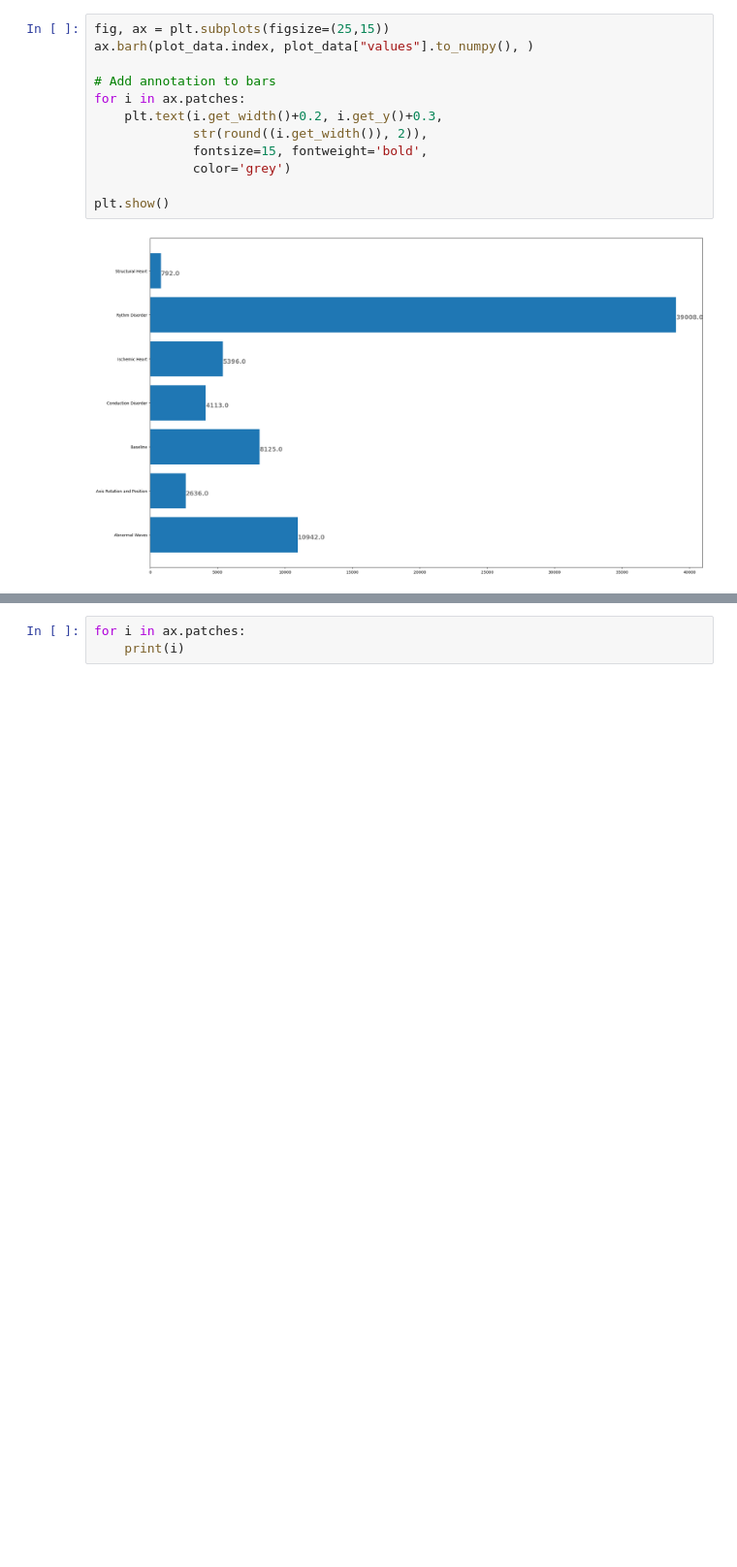
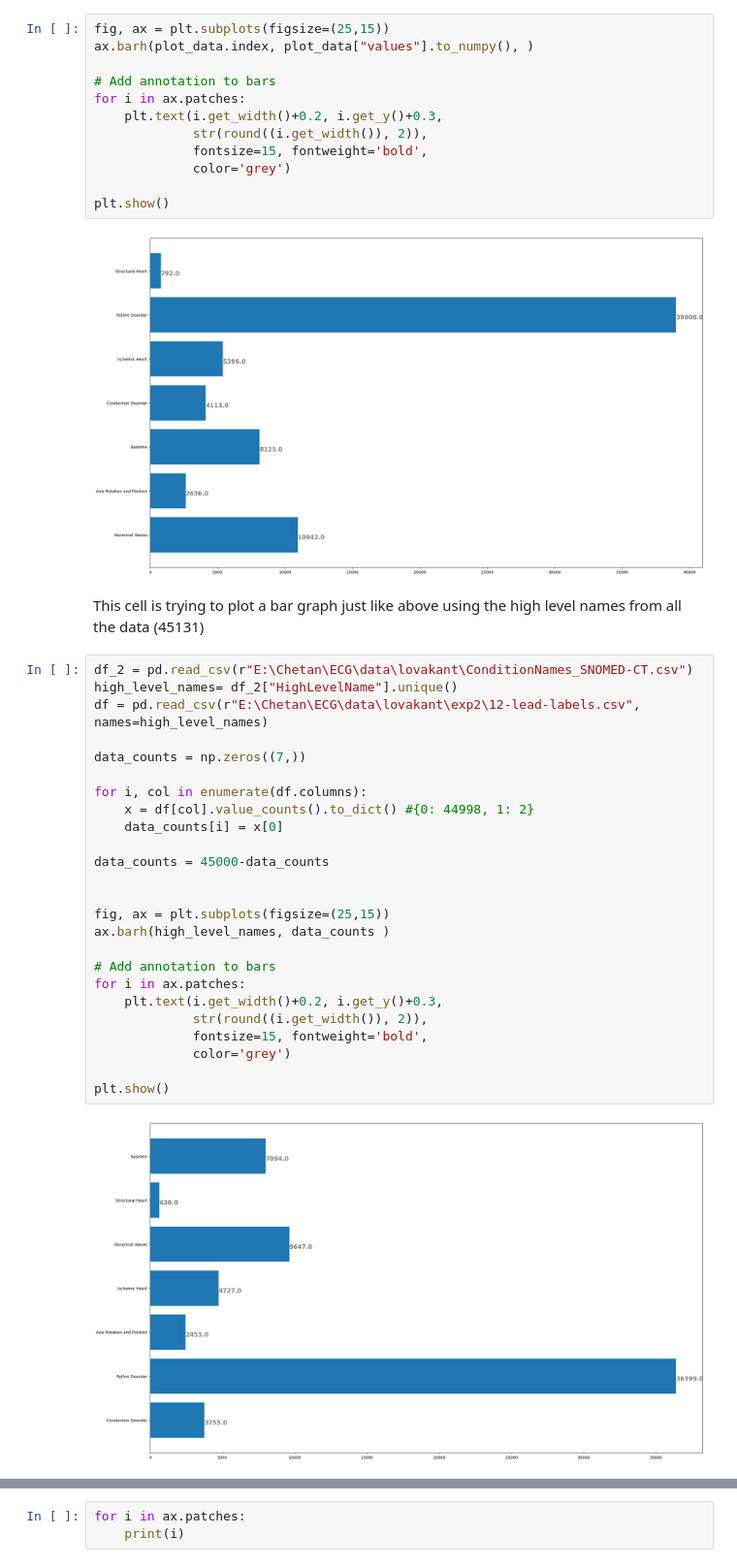
Before and after one commit to AvaRetail/ECG, a Jupyter notebook: data/scripts/practise.ipynb, the cells around one changed output, grey strips where cells are left out. Shown at 97% size. Drawn from its saved outputs; the diff is of its cells as text; blank space fills up the shorter version.

```diff
--- a/data/scripts/practise.ipynb
+++ b/data/scripts/practise.ipynb
@@ -245,3 +245,32 @@ for i in ax.patches:
 plt.show()
 # %% [output]
 [figure]
+# %% [markdown]
+This cell is trying to plot a bar graph just like above using the high level names from all the data (45131)
+# %%
+df_2 = pd.read_csv(r"E:\Chetan\ECG\data\lovakant\ConditionNames_SNOMED-CT.csv")
+high_level_names= df_2["HighLevelName"].unique()
+df = pd.read_csv(r"E:\Chetan\ECG\data\lovakant\exp2\12-lead-labels.csv", names=high_level_names)
+
+data_counts = np.zeros((7,))
+
+for i, col in enumerate(df.columns):
+    x = df[col].value_counts().to_dict() #{0: 44998, 1: 2}
+    data_counts[i] = x[0]
+
+data_counts = 45000-data_counts
+
+
+fig, ax = plt.subplots(figsize=(25,15))
+ax.barh(high_level_names, data_counts )
+
+# Add annotation to bars
+for i in ax.patches:
+    plt.text(i.get_width()+0.2, i.get_y()+0.3,
+             str(round((i.get_width()), 2)),
+             fontsize=15, fontweight='bold',
+             color='grey')
+
+plt.show()
+# %% [output]
+[figure, added]
```
Also changed, not shown: parts of 1 cell of this notebook, 5 other files.
